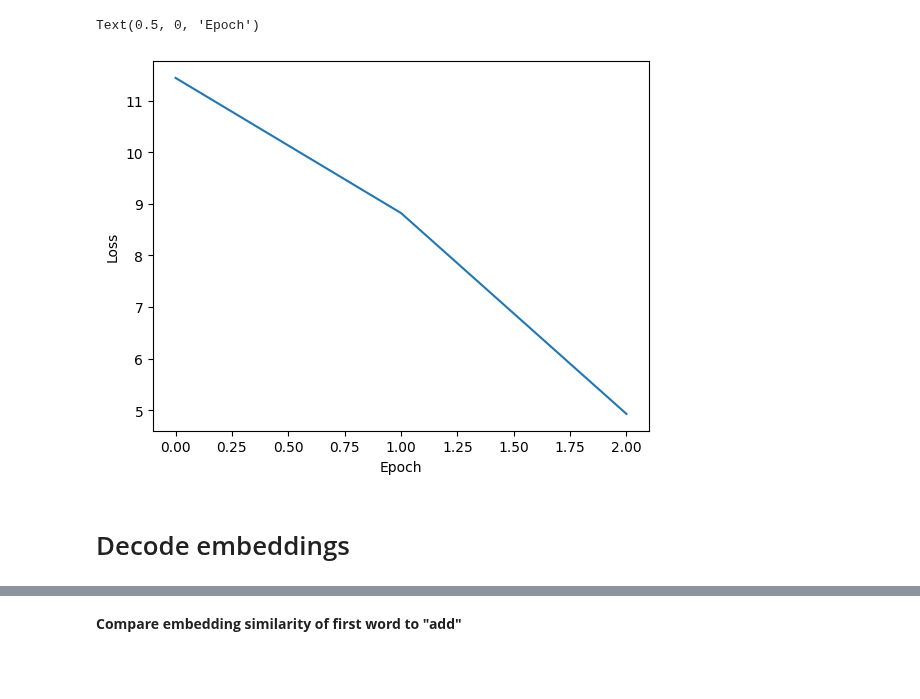
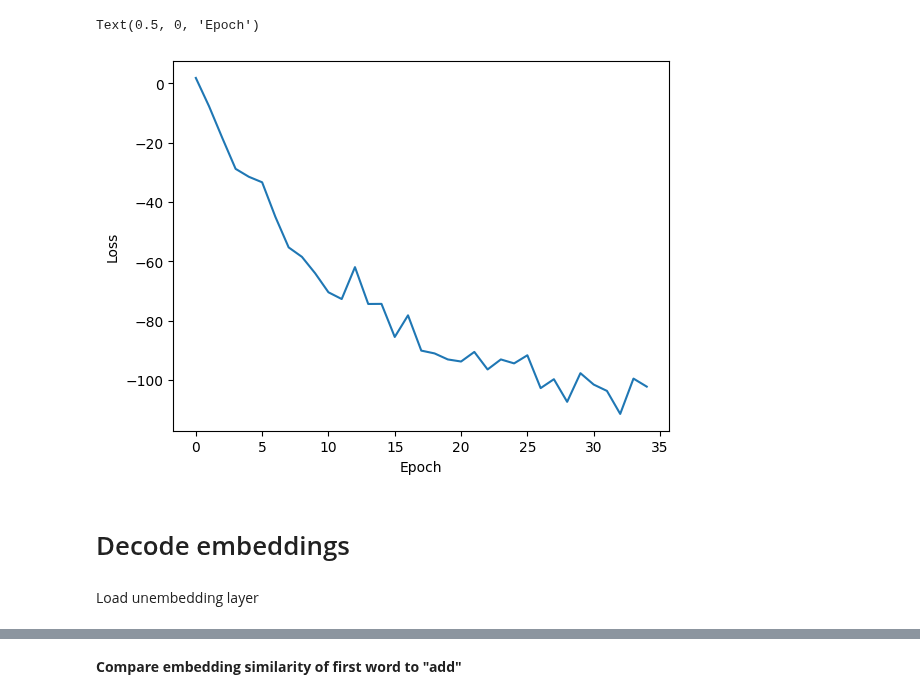
Before and after one commit to csinva/iprompt, a Jupyter notebook: notebooks/02_llm_toy_ex.ipynb, the cells around one changed output, grey strips where cells are left out. Cells and saved outputs as stored; diff of their text form; code cells hidden in the pictures; blank space fills up the shorter version.

```diff
--- a/notebooks/02_llm_toy_ex.ipynb
+++ b/notebooks/02_llm_toy_ex.ipynb
@@ -14,14 +14,24 @@ from datasets import Dataset
 import data
 import pickle as pkl
 import utils
+
+# load unembedding layer
+"""
+checkpoint = "EleutherAI/gpt-neo-2.7B"
+tokenizer = AutoTokenizer.from_pretrained(checkpoint)
+model = AutoModelForCausalLM.from_pretrained(checkpoint, output_hidden_states=True)
+unembed = utils.get_unembedding(model) # has to compute pseudoinverse
+pkl.dump(unembed, open('unembed.pkl', 'wb'))
+"""
+unembed = pkl.load(open('unembed.pkl', 'rb'))
 # %%
-r = pkl.load(open('results/results.pkl', 'rb'))
+r = pkl.load(open('results/Aug_27_16_33_qtgqgthlqhxg/results.pkl', 'rb'))
 embs = r['embs']
 plt.plot(r['losses'])
 plt.ylabel('Loss')
 plt.xlabel('Epoch')
 # %% [output]
 Text(0.5, 0, 'Epoch')
-[figure, old version]
+[figure, new version]
 # %% [markdown]
 # Decode embeddings
@@ -33 +38,3 @@ unembed = utils.get_unembedding(model) # has to compute pseudoinverse
+# %% [markdown]
+Load unembedding layer
 # %%
```
Also changed, not shown: parts of 2 cells of this notebook, 51 other files.
